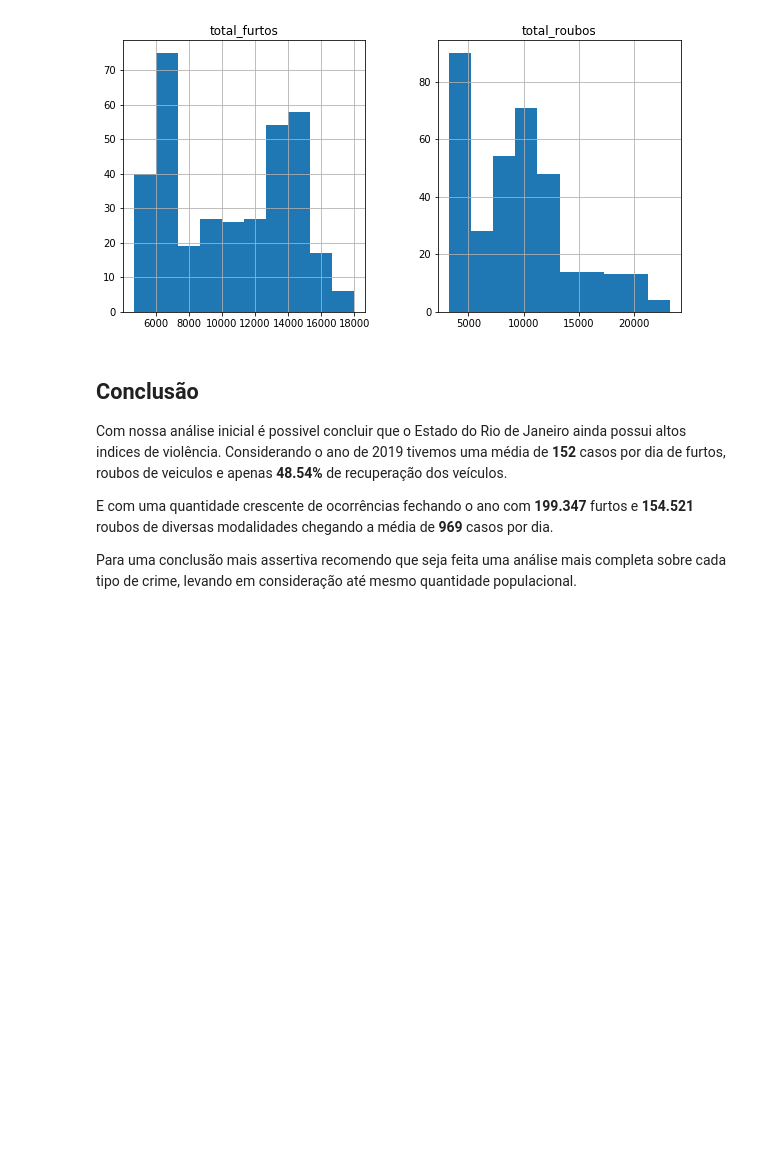
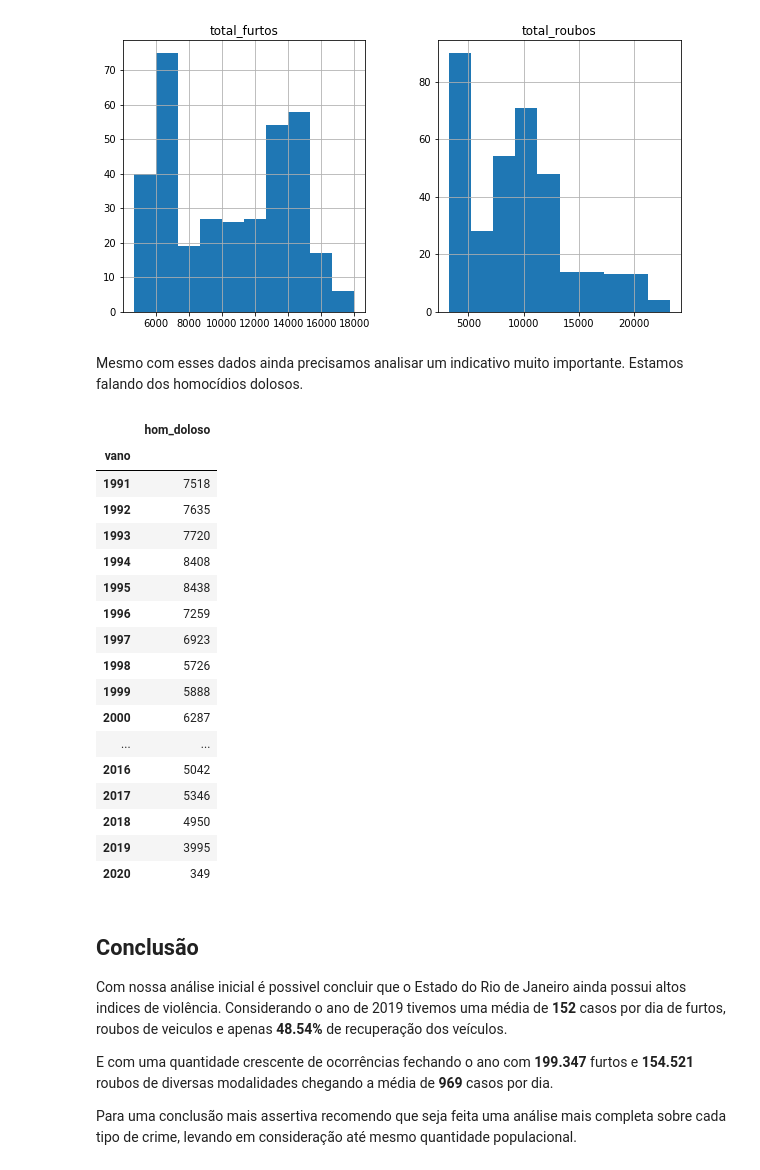
Before and after one commit to DouglasFrancoDS/Data_Sciense, a Jupyter notebook: PROJETO_Analisando_a_Violência_no_Rio_de_Janeirob.ipynb, the cells around one changed output. Cells and saved outputs as stored; diff of their text form; code cells hidden in the pictures; blank space fills up the shorter version.

```diff
--- a/PROJETO_Analisando_a_Violência_no_Rio_de_Janeirob.ipynb
+++ b/PROJETO_Analisando_a_Violência_no_Rio_de_Janeirob.ipynb
@@ -230,6 +237,30 @@ df.total_furtos.plot();
 df[['total_furtos','total_roubos']].hist(figsize=(10,5));
 # %% [output]
 [figure]
+# %% [markdown]
+Mesmo com esses dados ainda precisamos analisar um indicativo muito importante. Estamos falando dos homocídios dolosos.
+# %%
+homicidios = pd.DataFrame(newdf, columns=['hom_doloso']);
+homicidios.head(homicidios.shape[0])
+# %% [output]
+|  | hom_doloso |
+| vano |  |
+| 1991 | 7518 |
+| 1992 | 7635 |
+| 1993 | 7720 |
+| 1994 | 8408 |
+| 1995 | 8438 |
+| 1996 | 7259 |
+| 1997 | 6923 |
+| 1998 | 5726 |
+| 1999 | 5888 |
+| 2000 | 6287 |
+| ... | ... |
+| 2016 | 5042 |
+| 2017 | 5346 |
+| 2018 | 4950 |
+| 2019 | 3995 |
+| 2020 | 349 |
 # %% [markdown]
 ## Conclusão
 
```
Also changed, not shown: parts of 2 cells of this notebook.
